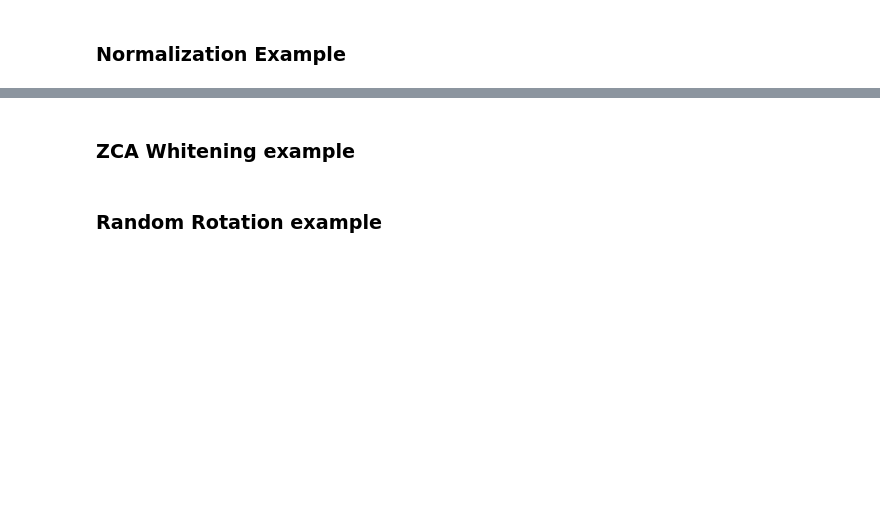
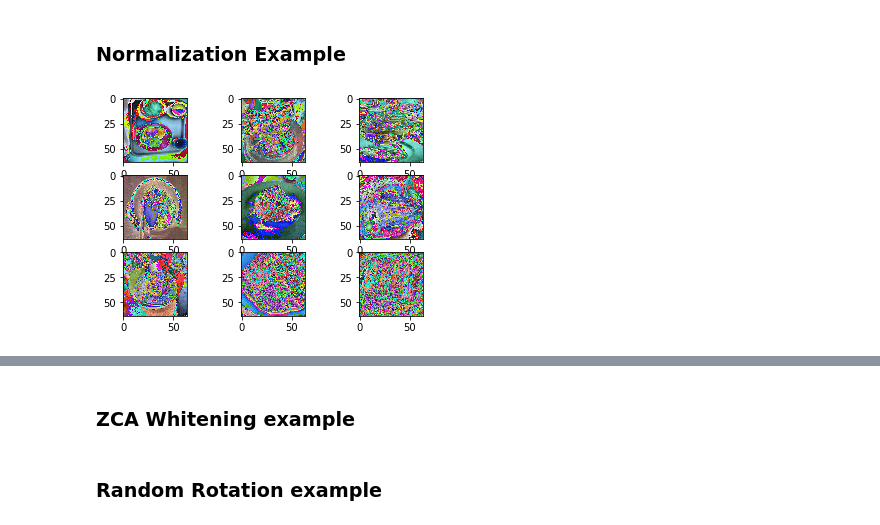
Before and after one commit to winghymliu/deeplearning-foodclassifier, a Jupyter notebook: MachineLearningNanodegreeCaptstone-FoodClassifier.ipynb, the cells around one changed output, grey strips where cells are left out. Drawn from its saved outputs; the diff is of its cells as text; code cells hidden in the pictures; blank space fills up the shorter version.

Commit message:
first nozca model

```diff
--- a/MachineLearningNanodegreeCaptstone-FoodClassifier.ipynb
+++ b/MachineLearningNanodegreeCaptstone-FoodClassifier.ipynb
@@ -424,14 +455,13 @@ After rescaling the images, we should perform image augmentation, this involves
 from keras.preprocessing.image import ImageDataGenerator
 from keras import backend as K
 
-def display_first_batch(X, y, batchsize=9):
+def display_first_batch(X, y, datagen, batchsize=9):
     for X_batch, y_batch in datagen.flow(X, y, batch_size=batchsize):
         display_samples(X_batch)
         break
 # %%
 %%time
-# load data for examples
-pixel_size = 256
+pixel_size = 96
 train_tensors = paths_to_tensor(train_files, pixel_size).astype('float32')/255
 valid_tensors = paths_to_tensor(valid_files, pixel_size).astype('float32')/255
 test_tensors = paths_to_tensor(test_files, pixel_size).astype('float32')/255
@@ -440,5 +473,7 @@ test_tensors = paths_to_tensor(test_files, pixel_size).astype('float32')/255
 # %%
 %%time
 datagen = ImageDataGenerator(featurewise_center=True, featurewise_std_normalization=True)
 datagen.fit(train_tensors)
-display_first_batch(train_tensors, train_targets)
+display_first_batch(train_tensors, train_targets, datagen)
+# %% [output]
+[figure, added]
```
Also changed, not shown: parts of 26 cells of this notebook, 1 other file.
